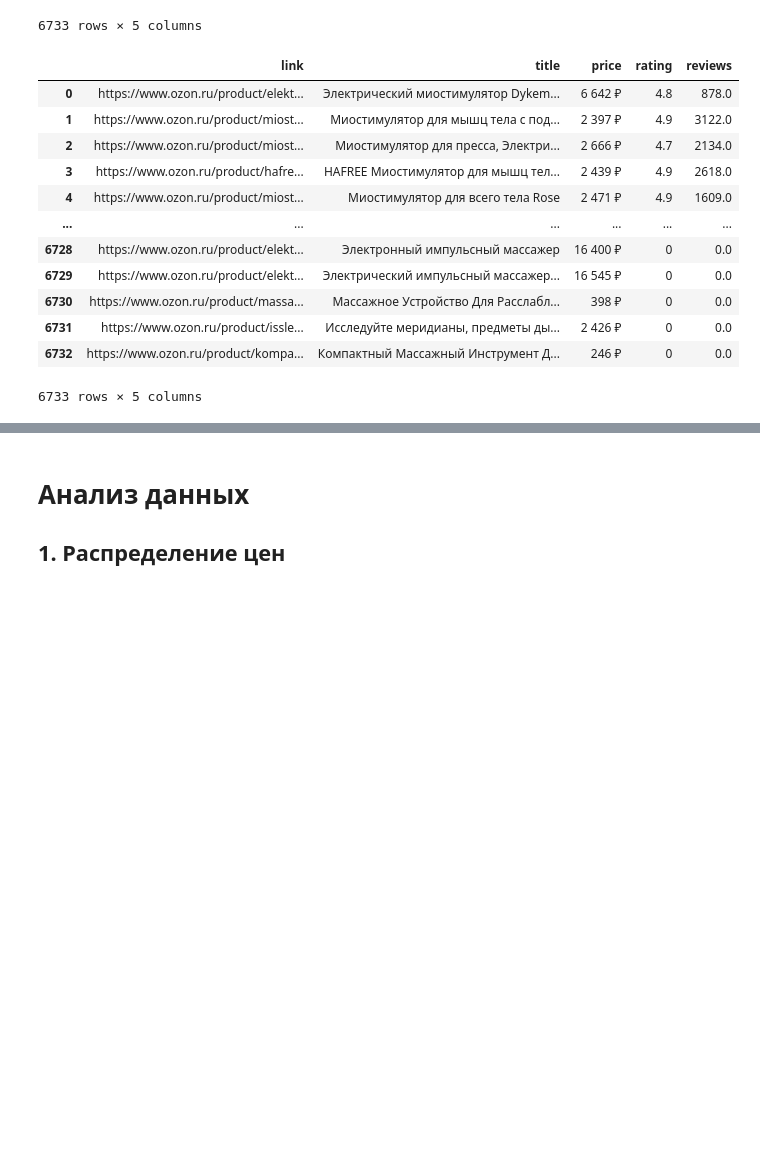
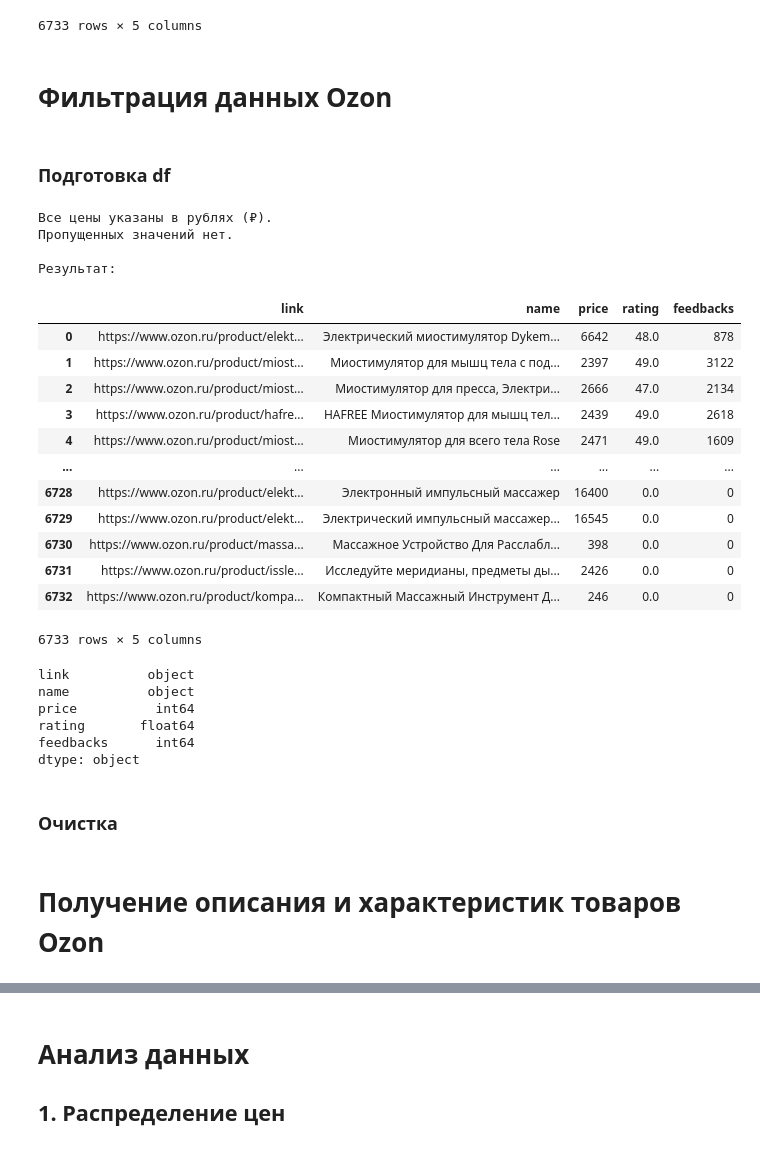
Before and after one commit to nekitmilk/ElectroPunk, a Jupyter notebook: src/notebooks/analisys.ipynb, the cells around one changed output, grey strips where cells are left out. Drawn from its saved outputs; the diff is of its cells as text; code cells hidden in the pictures; blank space fills up the shorter version.

Commit message:
ozon derails

```diff
--- a/src/notebooks/analisys.ipynb
+++ b/src/notebooks/analisys.ipynb
@@ -453,21 +413,70 @@ links_df
 | 6731 | https://www.ozon.ru/product/issle... | Исследуйте меридианы, предметы ды... | 2 426 ₽ | 0 | 0 |
 | 6732 | https://www.ozon.ru/product/kompa... | Компактный Массажный Инструмент Д... | 246 ₽ | 0 | 0 |
 6733 rows × 5 columns
+# %% [markdown]
+# Фильтрация данных Ozon
+# %% [markdown]
+### Подготовка df
 # %%
-ozon_df = pd.read_csv("../data/full_ozon_products.csv")
+ozon_df = pd.read_csv("../data/raw_data/ozon_products.csv")
+
+ozon_df = ozon_df.rename(columns={
+    "title": "name",
+    "reviews": "feedbacks"
+})
+
+ozon_df['feedbacks'] = ozon_df['feedbacks'].fillna(0).astype(int)
+ozon_df['rating'] = ozon_df['rating'].str.replace(r'[^\d]', '', regex=True).replace('', 0).astype(float)
+
+all_rubles = ozon_df['price'].str.contains('₽', na=False).all()
+
+if all_rubles:
+    print("Все цены указаны в рублях (₽).")
+
+    # Очистка и преобразование в int
+    ozon_df['price'] = ozon_df['price'].str.replace(r'[^\d]', '', regex=True).astype(int)
+
+    # Проверка на NaN
+    if ozon_df['price'].isna().any():
+        print("После очистки обнаружены пропущенные значения (NaN).")
+    else:
+        print("Пропущенных значений нет.")
+
+    print("\nРезультат:")
+    # print(ozon_df.head())
+else:
+    print("Найдены цены не в рублях. Строки без ₽:")
+    print(ozon_df[~ozon_df['price'].str.contains('₽', na=False)])
+
+# ozon_df.to_csv("../data/full_ozon_products.csv", index=False)
 
 ozon_df
 # %% [output]
+Все цены указаны в рублях (₽).
+Пропущенных значений нет.
+
+Результат:
-|  | link | title | price | rating | reviews |
-| 0 | https://www.ozon.ru/product/elekt... | Электрический миостимулятор Dykem... | 6 642 ₽ | 4.8 | 878.0 |
-| 1 | https://www.ozon.ru/product/miost... | Миостимулятор для мышц тела с под... | 2 397 ₽ | 4.9 | 3122.0 |
-| 2 | https://www.ozon.ru/product/miost... | Миостимулятор для пресса, Электри... | 2 666 ₽ | 4.7 | 2134.0 |
-| 3 | https://www.ozon.ru/product/hafre... | HAFREE Миостимулятор для мышц тел... | 2 439 ₽ | 4.9 | 2618.0 |
-| 4 | https://www.ozon.ru/product/miost... | Миостимулятор для всего тела Rose | 2 471 ₽ | 4.9 | 1609.0 |
+|  | link | name | price | rating | feedbacks |
+| 0 | https://www.ozon.ru/product/elekt... | Электрический миостимулятор Dykem... | 6642 | 48.0 | 878 |
+| 1 | https://www.ozon.ru/product/miost... | Миостимулятор для мышц тела с под... | 2397 | 49.0 | 3122 |
+| 2 | https://www.ozon.ru/product/miost... | Миостимулятор для пресса, Электри... | 2666 | 47.0 | 2134 |
+| 3 | https://www.ozon.ru/product/hafre... | HAFREE Миостимулятор для мышц тел... | 2439 | 49.0 | 2618 |
+| 4 | https://www.ozon.ru/product/miost... | Миостимулятор для всего тела Rose | 2471 | 49.0 | 1609 |
 | ... | ... | ... | ... | ... | ... |
-| 6728 | https://www.ozon.ru/product/elekt... | Электронный импульсный массажер | 16 400 ₽ | 0 | 0.0 |
-| 6729 | https://www.ozon.ru/product/elekt... | Электрический импульсный массажер... | 16 545 ₽ | 0 | 0.0 |
-| 6730 | https://www.ozon.ru/product/massa... | Массажное Устройство Для Расслабл... | 398 ₽ | 0 | 0.0 |
-| 6731 | https://www.ozon.ru/product/issle... | Исследуйте меридианы, предметы ды... | 2 426 ₽ | 0 | 0.0 |
-| 6732 | https://www.ozon.ru/product/kompa... | Компактный Массажный Инструмент Д... | 246 ₽ | 0 | 0.0 |
+| 6728 | https://www.ozon.ru/product/elekt... | Электронный импульсный массажер | 16400 | 0.0 | 0 |
+| 6729 | https://www.ozon.ru/product/elekt... | Электрический импульсный массажер... | 16545 | 0.0 | 0 |
+| 6730 | https://www.ozon.ru/product/massa... | Массажное Устройство Для Расслабл... | 398 | 0.0 | 0 |
+| 6731 | https://www.ozon.ru/product/issle... | Исследуйте меридианы, предметы ды... | 2426 | 0.0 | 0 |
+| 6732 | https://www.ozon.ru/product/kompa... | Компактный Массажный Инструмент Д... | 246 | 0.0 | 0 |
-6733 rows × 5 columns
+6733 rows × 5 columns
+# %%
+ozon_df.dtypes
+# %% [output]
+link          object
+name          object
+price          int64
+rating       float64
+feedbacks      int64
+dtype: object
+# %% [markdown]
+### Очистка
@@ -473,0 +487,2 @@ ozon_df
+# %% [markdown]
+# Получение описания и характеристик товаров Ozon
```
Also changed, not shown: parts of 17 cells of this notebook, 8 other files.
